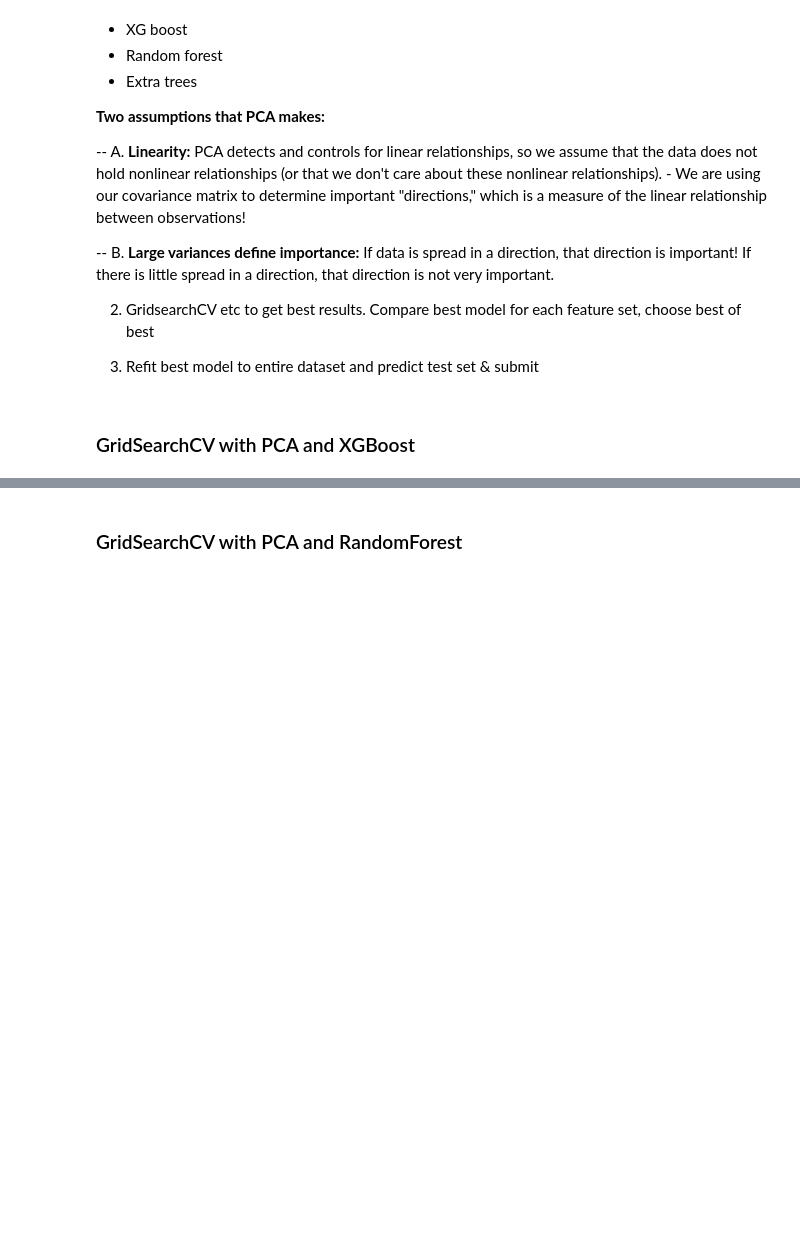
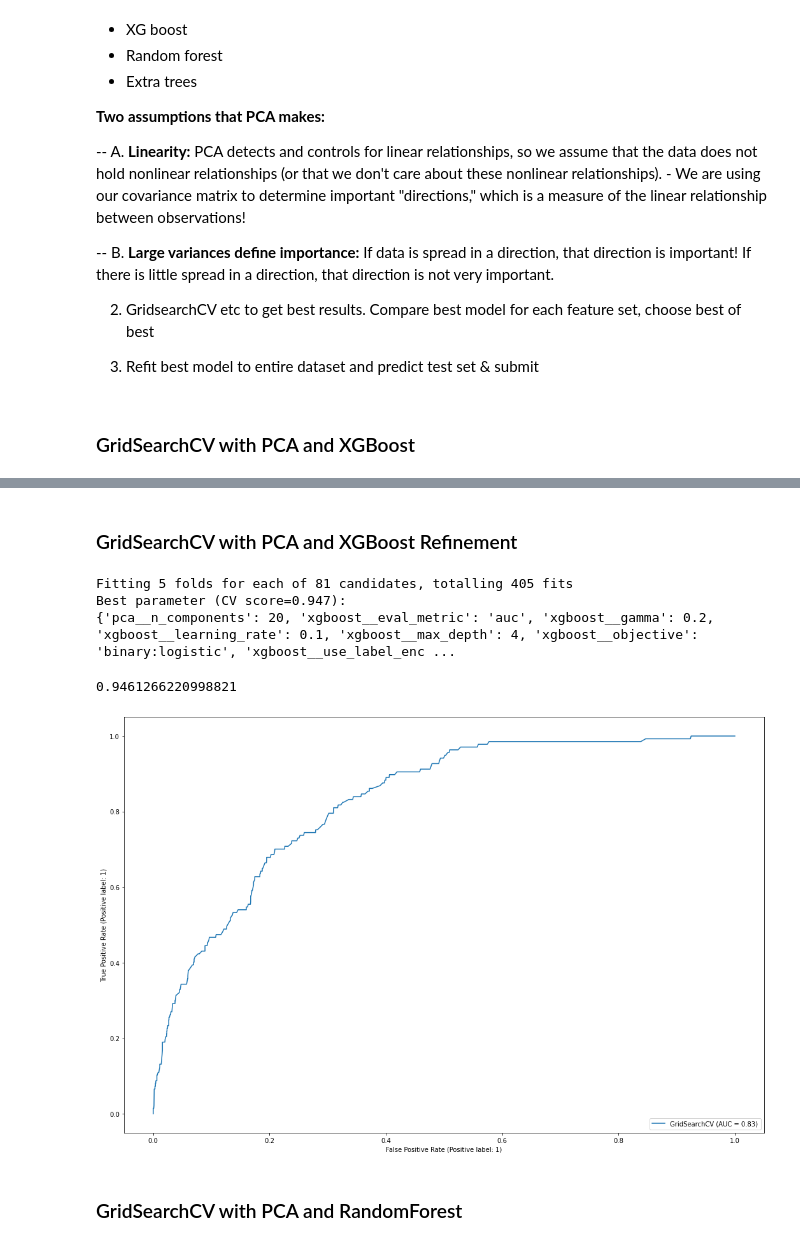
Before and after one commit to kevwee-lab/G.A-Project-4, a Jupyter notebook: working-folder/Zhi Qiang/ModellingCombined.ipynb, the cells around one changed output, grey strips where cells are left out. Drawn from its saved outputs; the diff is of its cells as text; code cells hidden in the pictures; blank space fills up the shorter version.

```diff
--- a/working-folder/Zhi Qiang/ModellingCombined.ipynb
+++ b/working-folder/Zhi Qiang/ModellingCombined.ipynb
@@ -380,0 +401,32 @@ scores_xg
+# %% [markdown]
+### GridSearchCV with PCA and XGBoost Refinement
+# %%
+pipe_pca_xgboost2 = Pipeline(steps = [('pca', PCA()),
+                         ('xgboost', XGBClassifier())]
+               )
+
+#Default booster: gbtree
+pipeline_param2 = {
+    'pca__n_components': [15, 20, 25],
+    'xgboost__max_depth': [2, 3, 4], #Depth of tree (higher value implies liekly overfit)
+    'xgboost__gamma' : [ 0.1, 0.2 , 0.3], #Min loss reduction required for further partition
+    'xgboost__learning_rate' : [0.1, 0.15, 0.2,], #step size feature weight shrinkage
+    'xgboost__use_label_encoder' : [False],
+    'xgboost__eval_metric': ["auc"],
+    "xgboost__objective" : ["binary:logistic"]
+}
+
+gs_pca_xg2 = GridSearchCV(
+    pipe_pca_xgboost2,
+    param_grid = pipeline_param2,
+    cv = 5,
+    verbose = 1)
+
+gs_pca_xg2.fit(X_train_scaled, y_train)
+
+print("Best parameter (CV score=%0.3f):" % gs_pca_xg2.best_score_)
+print(gs_pca_xg2.best_params_)
+# %% [output]
+Fitting 5 folds for each of 81 candidates, totalling 405 fits
+Best parameter (CV score=0.947):
+{'pca__n_components': 20, 'xgboost__eval_metric': 'auc', 'xgboost__gamma': 0.2, 'xgboost__learning_rate': 0.1, 'xgboost__max_depth': 4, 'xgboost__objective': 'binary:logistic', 'xgboost__use_label_enc ...
@@ -380,0 +443,5 @@ scores_xg
+# %%
+# Evaluate the best model on the test data.
+print(gs_pca_xg2.score(X_test_scaled, y_test))
+# %% [output]
+0.9461266220998821
@@ -381,3 +462,9 @@ scores_xg
+# %%
+# calculate roc curve
+fig, ax = plt.subplots(figsize = (18,12))
+metrics.plot_roc_curve(gs_pca_xg2, X_test_scaled, y_test, ax = ax);
+# %% [output]
+[figure, added]
 # %% [markdown]
 ### GridSearchCV with PCA and RandomForest
 # %%
```
Also changed, not shown: parts of 48 cells of this notebook, 19 other files.
